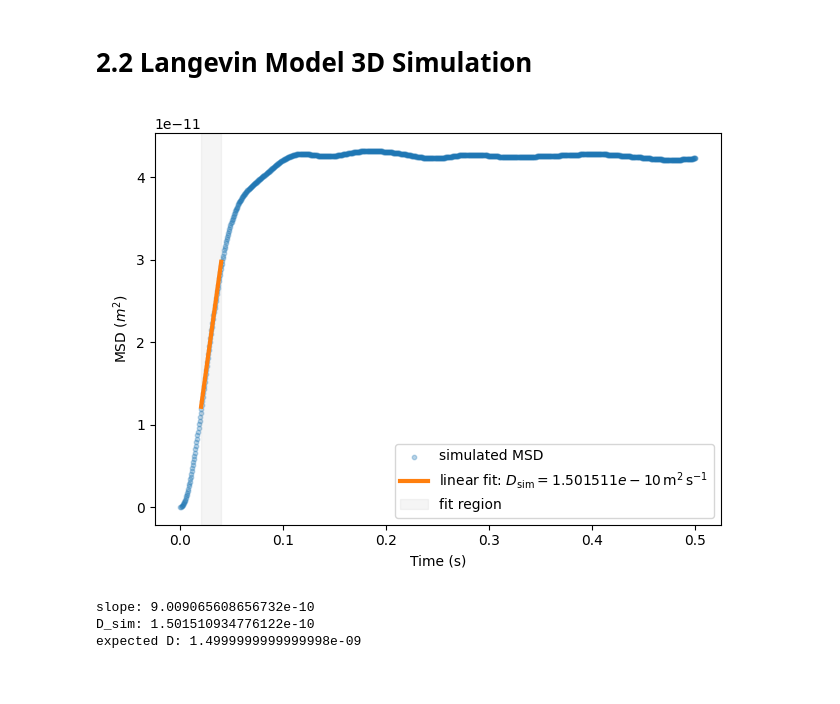
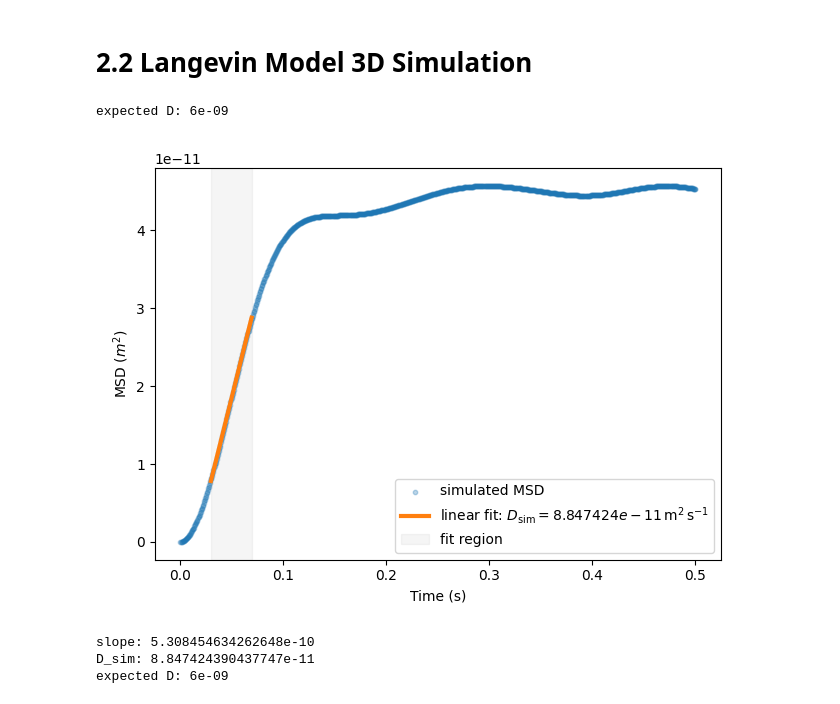
Before and after one commit to hermitian-max/PHYS2020-Brownian-Motion, a Jupyter notebook: simulation.ipynb, the cells around one changed output. Cells and saved outputs as stored; diff of their text form; code cells hidden in the pictures.

Commit message:
Final Langevin MSD graph (velocity) result

```diff
--- a/simulation.ipynb
+++ b/simulation.ipynb
@@ -813,18 +813,18 @@ def update_tagged_position(tagged_particle, dt, container_length, tag_radius):
 
 container_length = 5e-6
 
-tagged_radius = 0.4e-6
+tagged_radius = 0.2e-6
 background_radius = 0.1e-6
 
 background_mass = 1e-14
 tagged_mass = 1e-12
 
 number_of_particles = 800
-velocity_background = 3e-4
+velocity_background = 2**(1/2)*3e-4
 
 viscosity = 1e-13/(6*math.pi*tagged_radius)
 
-drag_coefficient = 6*math.pi*viscosity*tagged_radius*2
+drag_coefficient = 6*math.pi*viscosity*tagged_radius
 
 dt = 0.0005
 
@@ -888,6 +888,13 @@ def run_simulation(steps):
     combined = np.column_stack((np.array(time_history), tagged_particle_history))
 
     return combined
+
+
+
+expected_D = background_mass * velocity_background**2 / (3 * drag_coefficient)
+print("expected D:", expected_D)
+# %% [output]
+expected D: 6e-09
 # %%
 def calculate_MSD(time_interval, trajectory):
     trajectory = np.array(trajectory)
@@ -920,8 +927,8 @@ average_MSD = np.mean(all_particles_data, axis=0)
 
 #particle_data = generate_MSD_dataset(100, particle1)
 # %%
-fit_t_min = 0.02
-fit_t_max = 0.04
+fit_t_min = 0.03
+fit_t_max = 0.07
 
 time = np.array(average_MSD[0])
 msd = np.array(average_MSD[1])
@@ -942,34 +949,34 @@ plt.scatter(average_MSD[0], average_MSD[1],
             s=10, alpha=0.3,
             color="tab:blue",
             label="simulated MSD")
 
 plt.plot(x_fit, y_fit,
          linestyle="-",
          linewidth=3,
          color="tab:orange",
          zorder=5,
         label=rf"linear fit: $D_\mathrm{{sim}}={D_sim:3e}\,\mathrm{{m^2\,s^{{-1}}}}$")
 
 plt.axvspan(x_fit[0], x_fit[-1],
             color="grey",
             alpha=0.08,
             label="fit region")
 
 plt.xlabel("Time (s)")
 plt.ylabel(r"MSD ($m^2$)")
 plt.legend()
 plt.ticklabel_format(axis="y", style="sci", scilimits=(0, 0))
 plt.tight_layout()
 plt.savefig("collision_msd_fit.png", dpi=300, bbox_inches="tight")
 plt.show()
 
 print("slope:", slope)
 print("D_sim:", D_sim)
 
 expected_D = background_mass * velocity_background**2 / (3 * drag_coefficient)
 print("expected D:", expected_D)
 # %% [output]
-[figure, old version]
+[figure, new version]
-slope: 9.009065608656732e-10
-D_sim: 1.501510934776122e-10
-expected D: 1.4999999999999998e-09
+slope: 5.308454634262648e-10
+D_sim: 8.847424390437747e-11
+expected D: 6e-09
```
Also changed, not shown: 3 other files.
